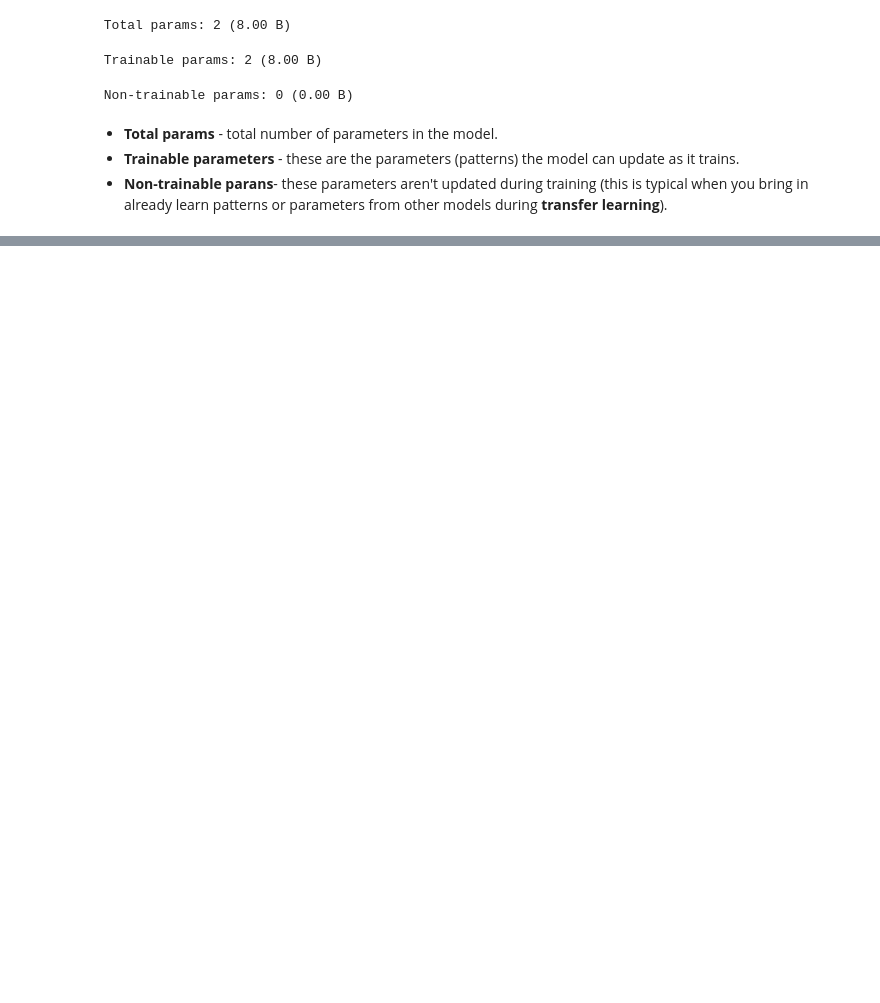
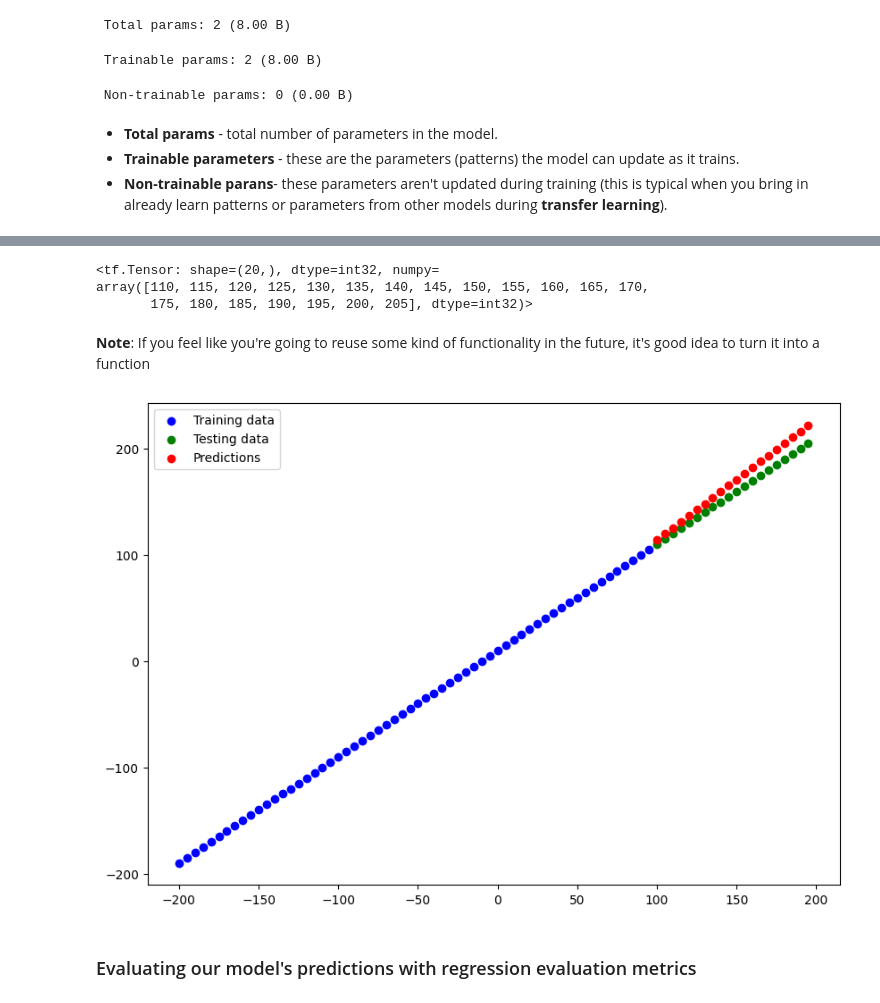
Before and after one commit to danish-khan962/Deep-Learning, a Jupyter notebook: 02_Neural_network_regression_with_tensorflow.ipynb, the cells around one changed output, grey strips where cells are left out. Drawn from its saved outputs; the diff is of its cells as text; code cells hidden in the pictures; blank space fills up the shorter version.

```diff
--- a/02_Neural_network_regression_with_tensorflow.ipynb
+++ b/02_Neural_network_regression_with_tensorflow.ipynb
@@ -374,0 +449,4 @@ Epoch 100/100
+# %%
+# Make some predictions
+y_pred = model.predict(X_test)
+y_pred
@@ -374,0 +475,35 @@ Epoch 100/100
+# %%
+y_test
+# %% [output]
+<tf.Tensor: shape=(20,), dtype=int32, numpy=
+array([110, 115, 120, 125, 130, 135, 140, 145, 150, 155, 160, 165, 170,
+       175, 180, 185, 190, 195, 200, 205], dtype=int32)>
+# %% [markdown]
+**Note**: If you feel like you're going to reuse some kind of functionality in the future, it's good idea to turn it into a function
+# %%
+# Let's create a plotting function
+def plot_predictions(train_data=X_train,
+                     train_labels = y_train,
+                     test_data = X_test,
+                     test_labels = y_test,
+                     predictions = y_pred):
+  """
+  Plots training data, test data and compares predictions to groudnd truth labels
+  """
+
+  plt.figure(figsize=(10,7))
+  # Plot training data into blue
+  plt.scatter(train_data, train_labels, c="b", label="Training data")
+
+  # Plot testing data into green
+  plt.scatter(test_data, test_labels, c="g", label="Testing data")
+
+  # Plot model's predictions in red
+  plt.scatter(test_data, predictions, c="r", label="Predictions")
+  plt.legend()
+# %%
+plot_predictions()
+# %% [output]
+[figure, added]
+# %% [markdown]
+### Evaluating our model's predictions with regression evaluation metrics
```
Also changed, not shown: parts of 27 cells of this notebook.
